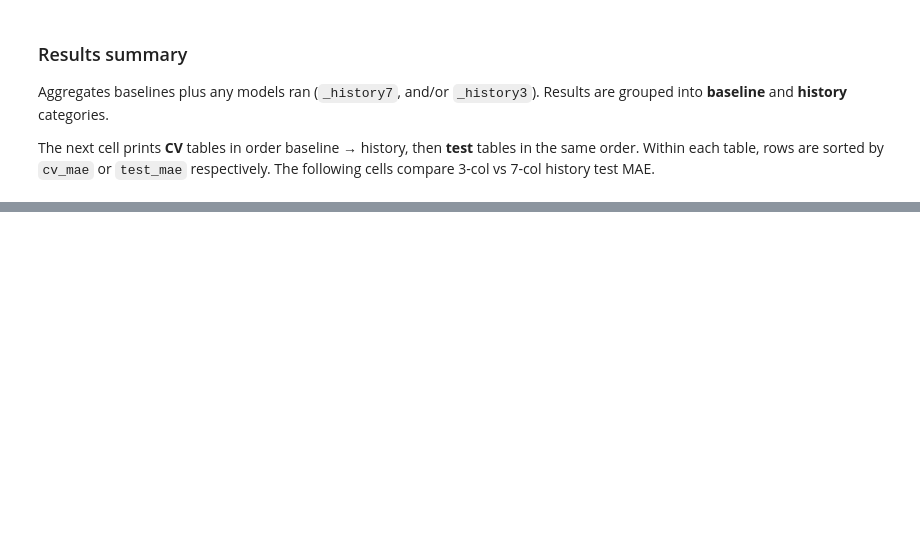
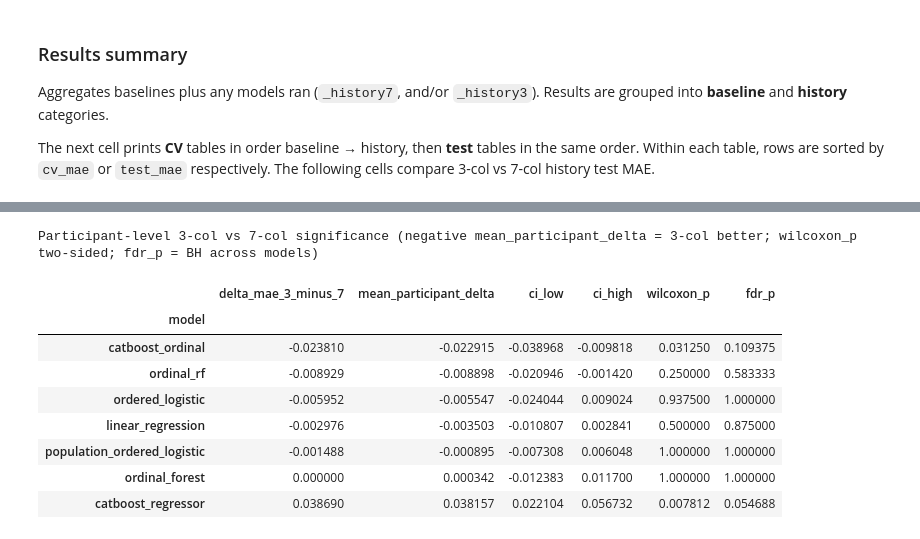
Before and after one commit to EstelleWang-UofT/ML-for-Women, a Jupyter notebook: notebooks/physical activity/3.5 history features.ipynb, the cells around one changed output, grey strips where cells are left out. Cells and saved outputs as stored; diff of their text form; code cells hidden in the pictures; blank space fills up the shorter version.

Commit message:
statistical significance test

```diff
--- a/notebooks/physical activity/3.5 history features.ipynb
+++ b/notebooks/physical activity/3.5 history features.ipynb
@@ -566,0 +559,31 @@ Base vs 7-col history paired comparison (delta_mae = history7 - base; negative =
+# %%
+# --- Participant-level significance: 3-col vs 7-col history ---
+# Requires history7_best_params and history3_best_params from both history blocks.
+
+significance_summary = compare_history_feature_count_significance(
+    bundle,
+    ORDINAL_MODELS,
+    history7_best_params,
+    history3_best_params,
+    history7_cols=HISTORY_7_COLS,
+    history3_cols=HISTORY_3_COLS,
+)
+if significance_summary.empty:
+    print('No paired history7/history3 params found — run both history blocks first.')
+else:
+    print(
+        'Participant-level 3-col vs 7-col significance '
+        '(negative mean_participant_delta = 3-col better; wilcoxon_p two-sided; fdr_p = BH across models)'
+    )
+    display(significance_summary)
+# %% [output]
+Participant-level 3-col vs 7-col significance (negative mean_participant_delta = 3-col better; wilcoxon_p two-sided; fdr_p = BH across models)
+|  | delta_mae_3_minus_7 | mean_participant_delta | ci_low | ci_high | wilcoxon_p | fdr_p |
+| model |  |  |  |  |  |  |
+| catboost_ordinal | -0.023810 | -0.022915 | -0.038968 | -0.009818 | 0.031250 | 0.109375 |
+| ordinal_rf | -0.008929 | -0.008898 | -0.020946 | -0.001420 | 0.250000 | 0.583333 |
+| ordered_logistic | -0.005952 | -0.005547 | -0.024044 | 0.009024 | 0.937500 | 1.000000 |
+| linear_regression | -0.002976 | -0.003503 | -0.010807 | 0.002841 | 0.500000 | 0.875000 |
+| population_ordered_logistic | -0.001488 | -0.000895 | -0.007308 | 0.006048 | 1.000000 | 1.000000 |
+| ordinal_forest | 0.000000 | 0.000342 | -0.012383 | 0.011700 | 1.000000 | 1.000000 |
+| catboost_regressor | 0.038690 | 0.038157 | 0.022104 | 0.056732 | 0.007812 | 0.054688 |
```
Also changed, not shown: parts of 18 cells of this notebook, 5 other files.
